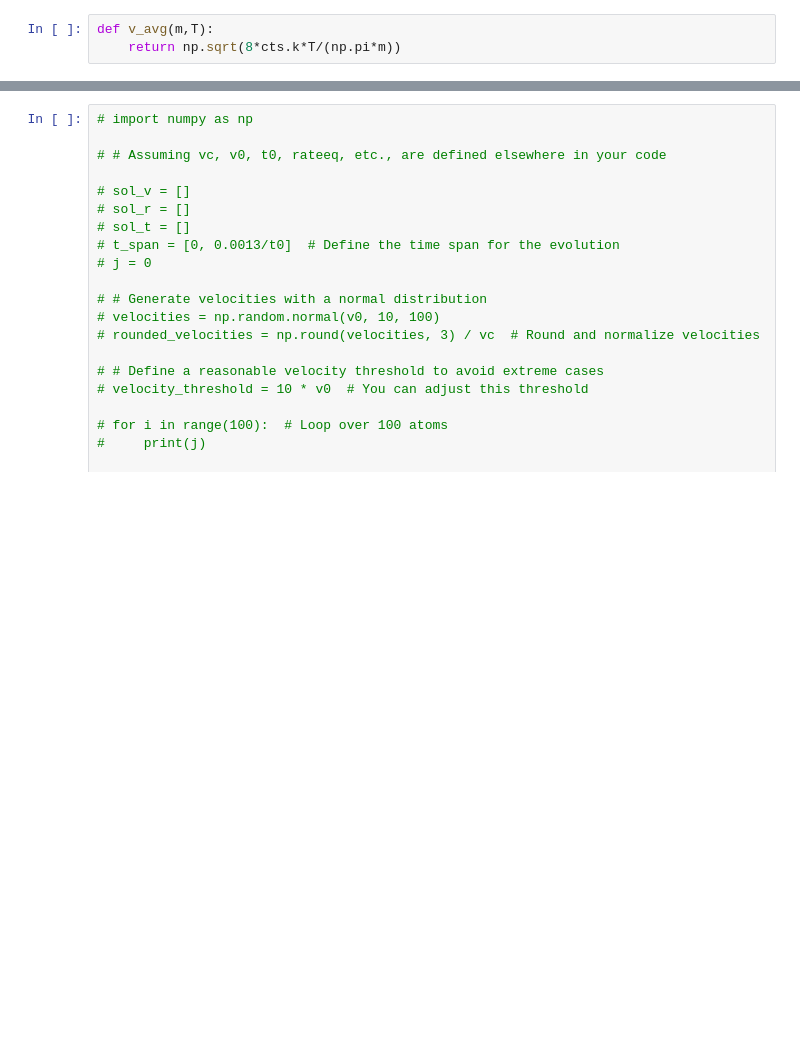
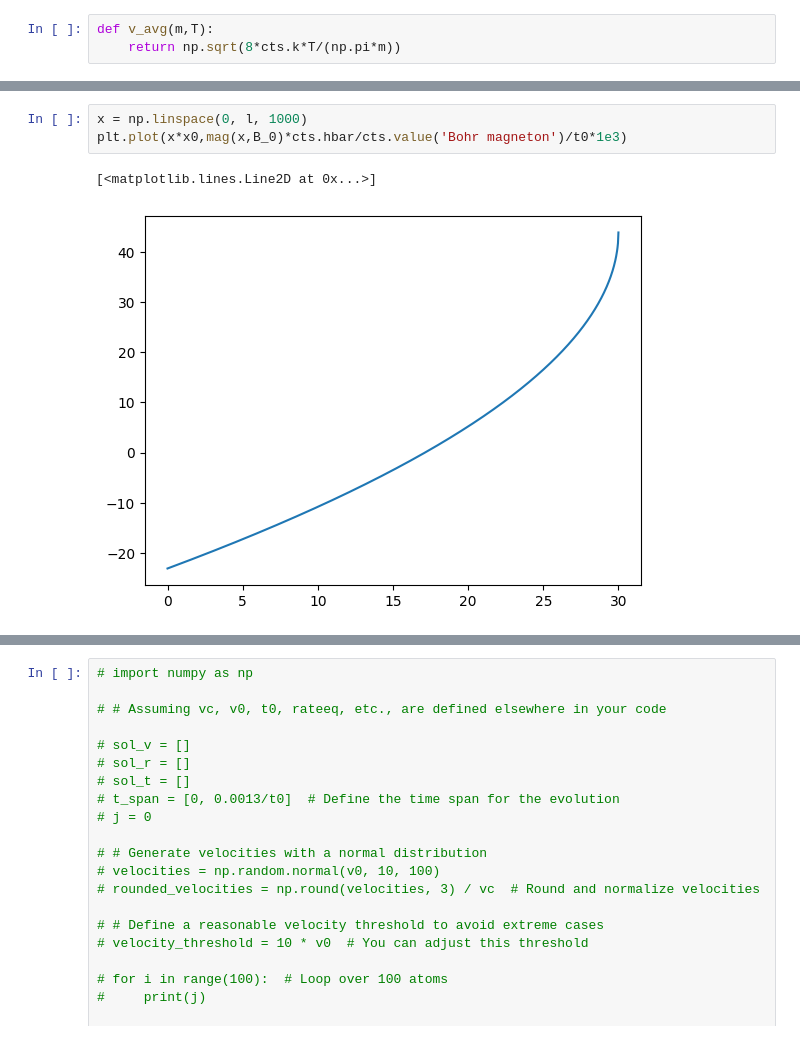
Before and after one commit to benfox4543/YB-zeeman-slower, a Jupyter notebook: zeeman slower_yb(fix after loosing good one).ipynb, the cells around one changed output, grey strips where cells are left out. Cells and saved outputs as stored; diff of their text form; blank space fills up the shorter version.

```diff
--- a/zeeman slower_yb(fix after loosing good one).ipynb
+++ b/zeeman slower_yb(fix after loosing good one).ipynb
@@ -48,0 +71,6 @@ def mag(R):
+# %%
+x = np.linspace(0, l, 1000)
+plt.plot(x*x0,mag(x,B_0)*cts.hbar/cts.value('Bohr magneton')/t0*1e3)
+# %% [output]
+[<matplotlib.lines.Line2D at 0x...>]
+[figure, added]
```
Also changed, not shown: parts of 31 cells of this notebook.
